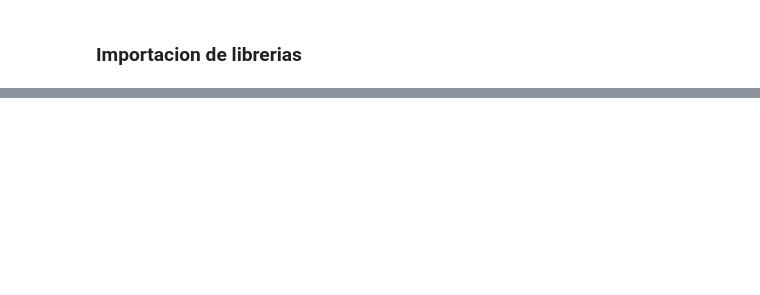
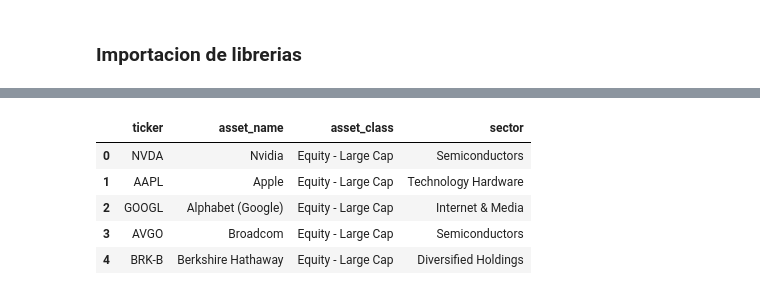
Before and after one commit to Nicosuarezso/portfolio-optimization, a Jupyter notebook: notebooks/01_data_acquisition.ipynb, the cells around one changed output, grey strips where cells are left out. Drawn from its saved outputs; the diff is of its cells as text; code cells hidden in the pictures; blank space fills up the shorter version.

```diff
--- a/notebooks/01_data_acquisition.ipynb
+++ b/notebooks/01_data_acquisition.ipynb
@@ -37,0 +58,15 @@ DATA_PATH = "../data/raw/"
+# %%
+# Load Investment Universe
+
+investment_universe = pd.read_csv(
+    RAW_DATA_PATH + "investment_universe.csv"
+)
+
+investment_universe.head()
+# %% [output]
+|  | ticker | asset_name | asset_class | sector |
+| 0 | NVDA | Nvidia | Equity - Large Cap | Semiconductors |
+| 1 | AAPL | Apple | Equity - Large Cap | Technology Hardware |
+| 2 | GOOGL | Alphabet (Google) | Equity - Large Cap | Internet & Media |
+| 3 | AVGO | Broadcom | Equity - Large Cap | Semiconductors |
+| 4 | BRK-B | Berkshire Hathaway | Equity - Large Cap | Diversified Holdings |
```
Also changed, not shown: parts of 30 cells of this notebook, 4 other files.
